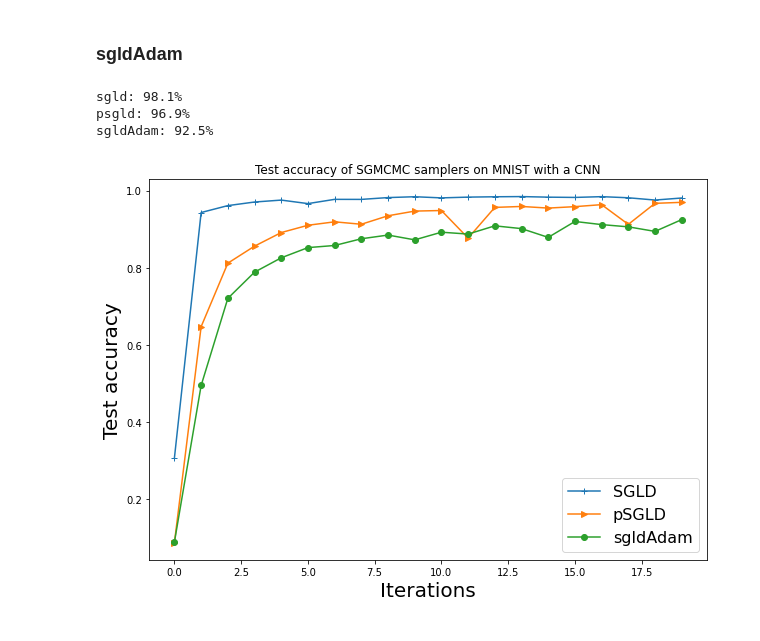
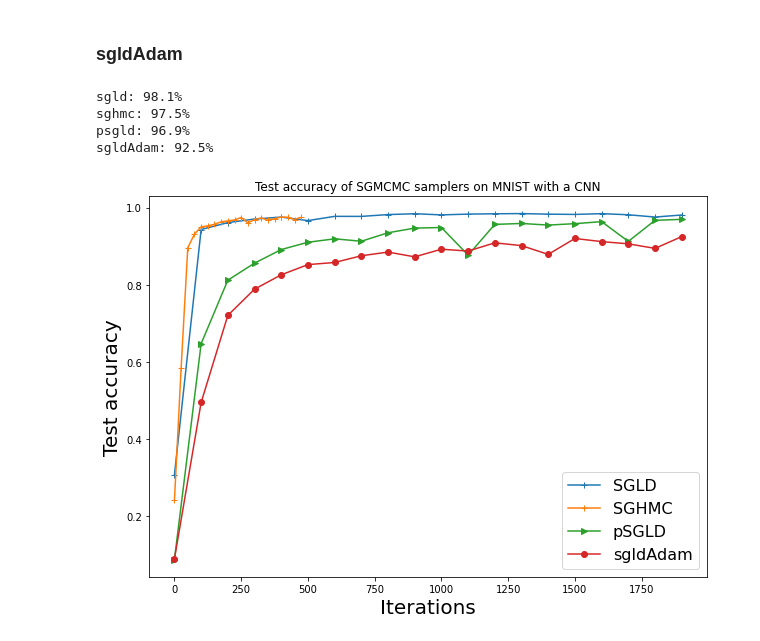
Before and after one commit to jeremiecoullon/SGMCMCJax, a Jupyter notebook: docs/nbs/Flax_MNIST.ipynb, the cells around one changed output. Drawn from its saved outputs; the diff is of its cells as text; code cells hidden in the pictures.

Commit message:
sghmc has a compiled_leapfrog argument

```diff
--- a/docs/nbs/Flax_MNIST.ipynb
+++ b/docs/nbs/Flax_MNIST.ipynb
@@ -78,5 +76,5 @@ WARNING:absl:No GPU/TPU found, falling back to CPU. (Set TF_CPP_MIN_LOG_LEVEL=0
 # %%
-def run_sgmcmc(key, Nsamples, init_fn, my_kernel, get_params):
+def run_sgmcmc(key, Nsamples, init_fn, my_kernel, get_params, accuracy_rate=100):
     "Run SGMCMC sampler and return the test accuracy list"
     accuracy_list = []
     params = cnn.init(key, jnp.ones([1,28,28,1]))['params']
@@ -85,7 +83,7 @@ def run_sgmcmc(key, Nsamples, init_fn, my_kernel, get_params):
     for i in tqdm(range(Nsamples)):
         key, subkey = random.split(key)
         state = my_kernel(i, subkey, state)
-        if i%100==0:
+        if i%accuracy_rate==0:
             accuracy_list.append(accuracy_cnn(get_params(state), X_test_s, y_test_s))
 
     return accuracy_list
@@ -99,3 +99,10 @@ accuracy_list_sgld = run_sgmcmc(random.PRNGKey(0), Nsamples, init_fn, sgld_kerne
+# %%
+init_fn, sghmc_kernel, get_params = build_sghmc_kernel(1e-6, 4, loglikelihood,
+                                                       logprior, data, batch_size, compiled_leapfrog=False)
+
+Nsamples = 500
+accuracy_list_sghmc = run_sgmcmc(random.PRNGKey(0), Nsamples, init_fn,
+                                 sghmc_kernel, get_params, accuracy_rate=25)
 # %% [markdown]
 ### pSGLD
 # %%
@@ -113,20 +120,23 @@ accuracy_list_sgldAdam = run_sgmcmc(random.PRNGKey(0), Nsamples, init_fn, sgldAd
 # %%
 plt.figure(figsize=(10,7))
 
-plt.plot(accuracy_list_sgld, label="SGLD", marker="+") # 5e-6
-plt.plot(accuracy_list_psgld, label="pSGLD", marker=">") # 1e-3
-plt.plot(accuracy_list_sgldAdam, label="sgldAdam", marker="o") # 1e-2
+plt.plot(jnp.arange(0,2000,100), accuracy_list_sgld, label="SGLD", marker="+") # 5e-6
+plt.plot(jnp.arange(0,500,25), accuracy_list_sghmc, label="SGHMC", marker="+") # dt=1e-6, L=4
+plt.plot(jnp.arange(0,2000,100), accuracy_list_psgld, label="pSGLD", marker=">") # 1e-3
+plt.plot(jnp.arange(0,2000,100), accuracy_list_sgldAdam, label="sgldAdam", marker="o") # 1e-2
 
 plt.legend(fontsize=16)
 plt.title("Test accuracy of SGMCMC samplers on MNIST with a CNN")
 plt.xlabel("Iterations", size=20)
 plt.ylabel("Test accuracy", size=20)
 
 print(f"sgld: {100*accuracy_list_sgld[-1]:.1f}%")
+print(f"sghmc: {100*accuracy_list_sghmc[-1]:.1f}%")
 print(f"psgld: {100*accuracy_list_psgld[-1]:.1f}%")
 print(f"sgldAdam: {100*accuracy_list_sgldAdam[-1]:.1f}%")
 # %% [output]
 sgld: 98.1%
+sghmc: 97.5%
 psgld: 96.9%
 sgldAdam: 92.5%
-[figure, old version]
+[figure, new version]
```
Also changed, not shown: parts of 3 cells of this notebook, 1 other file.
